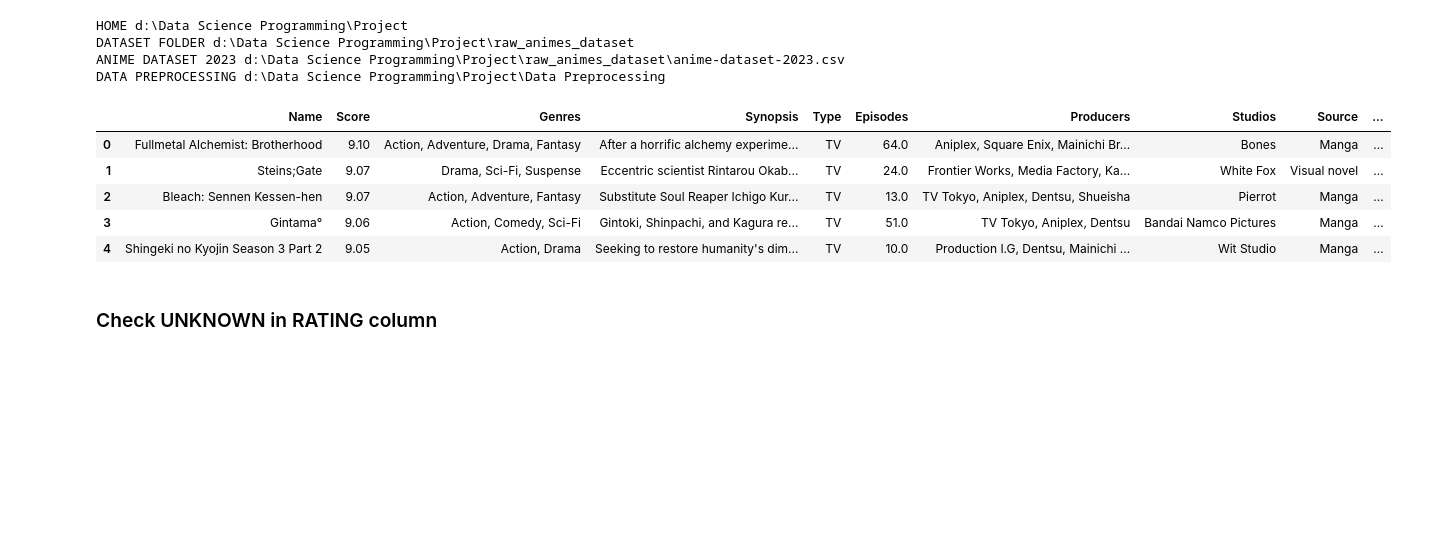
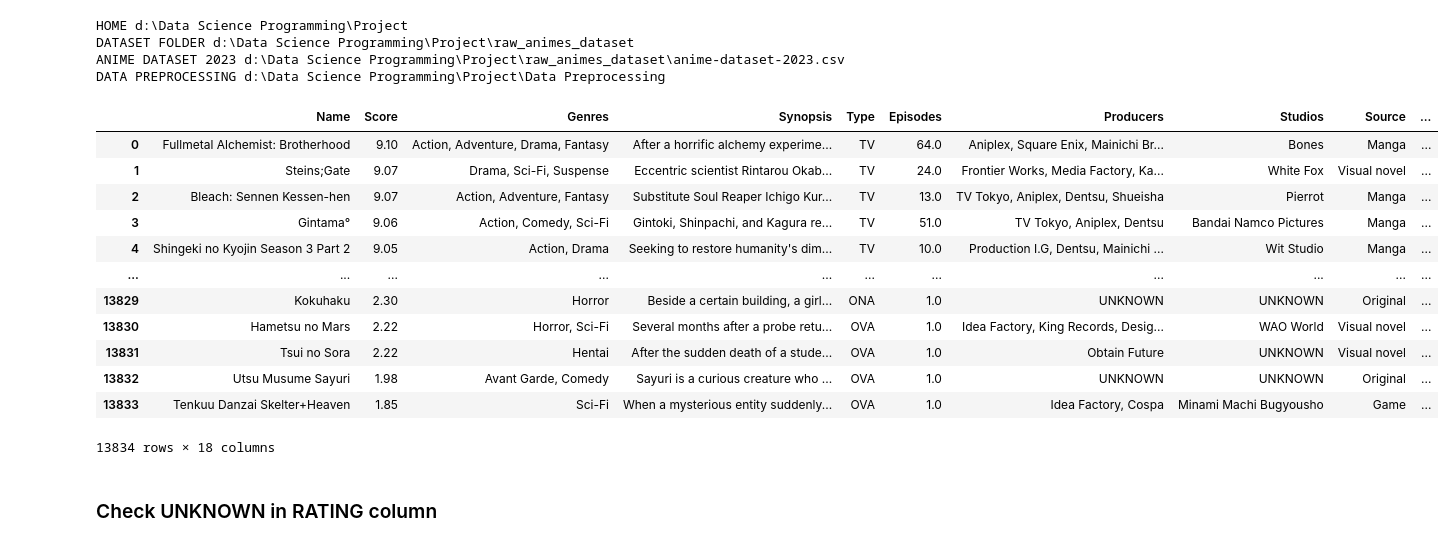
Before and after one commit to MinhHung7/Final_Project_DataScienceProgramming, a Jupyter notebook: anime_rating_classification.ipynb, the cells around one changed output. Cells and saved outputs as stored; diff of their text form; code cells hidden in the pictures; blank space fills up the shorter version.

```diff
--- a/anime_rating_classification.ipynb
+++ b/anime_rating_classification.ipynb
@@ -20,14 +51,21 @@ ANIME DATASET 2023 d:\Data Science Programming\Project\raw_animes_dataset\anime-
 DATA PREPROCESSING d:\Data Science Programming\Project\Data Preprocessing
 # %%
 anime_clean_df = pd.read_csv(os.path.join(DATA_PREPROCESSING, 'anime-data-preprocessing.csv'))
-anime_clean_df.head()
+anime_clean_df
 # %% [output]
 |  | Name | Score | Genres | Synopsis | Type | Episodes | Producers | Studios | Source | ... |
 | 0 | Fullmetal Alchemist: Brotherhood | 9.10 | Action, Adventure, Drama, Fantasy | After a horrific alchemy experime... | TV | 64.0 | Aniplex, Square Enix, Mainichi Br... | Bones | Manga | ... |
 | 1 | Steins;Gate | 9.07 | Drama, Sci-Fi, Suspense | Eccentric scientist Rintarou Okab... | TV | 24.0 | Frontier Works, Media Factory, Ka... | White Fox | Visual novel | ... |
 | 2 | Bleach: Sennen Kessen-hen | 9.07 | Action, Adventure, Fantasy | Substitute Soul Reaper Ichigo Kur... | TV | 13.0 | TV Tokyo, Aniplex, Dentsu, Shueisha | Pierrot | Manga | ... |
 | 3 | Gintama° | 9.06 | Action, Comedy, Sci-Fi | Gintoki, Shinpachi, and Kagura re... | TV | 51.0 | TV Tokyo, Aniplex, Dentsu | Bandai Namco Pictures | Manga | ... |
 | 4 | Shingeki no Kyojin Season 3 Part 2 | 9.05 | Action, Drama | Seeking to restore humanity's dim... | TV | 10.0 | Production I.G, Dentsu, Mainichi ... | Wit Studio | Manga | ... |
+| ... | ... | ... | ... | ... | ... | ... | ... | ... | ... | ... |
+| 13829 | Kokuhaku | 2.30 | Horror | Beside a certain building, a girl... | ONA | 1.0 | UNKNOWN | UNKNOWN | Original | ... |
+| 13830 | Hametsu no Mars | 2.22 | Horror, Sci-Fi | Several months after a probe retu... | OVA | 1.0 | Idea Factory, King Records, Desig... | WAO World | Visual novel | ... |
+| 13831 | Tsui no Sora | 2.22 | Hentai | After the sudden death of a stude... | OVA | 1.0 | Obtain Future | UNKNOWN | Visual novel | ... |
+| 13832 | Utsu Musume Sayuri | 1.98 | Avant Garde, Comedy | Sayuri is a curious creature who ... | OVA | 1.0 | UNKNOWN | UNKNOWN | Original | ... |
+| 13833 | Tenkuu Danzai Skelter+Heaven | 1.85 | Sci-Fi | When a mysterious entity suddenly... | OVA | 1.0 | Idea Factory, Cospa | Minami Machi Bugyousho | Game | ... |
+13834 rows × 18 columns
 # %% [markdown]
 ### Check UNKNOWN in RATING column
 # %%
```
Also changed, not shown: parts of 53 cells of this notebook, 1 other file.
